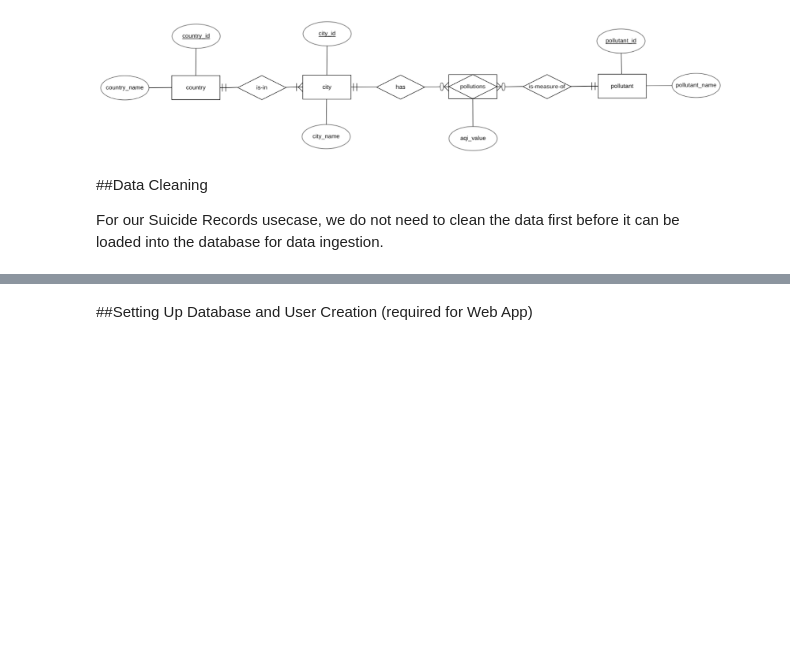
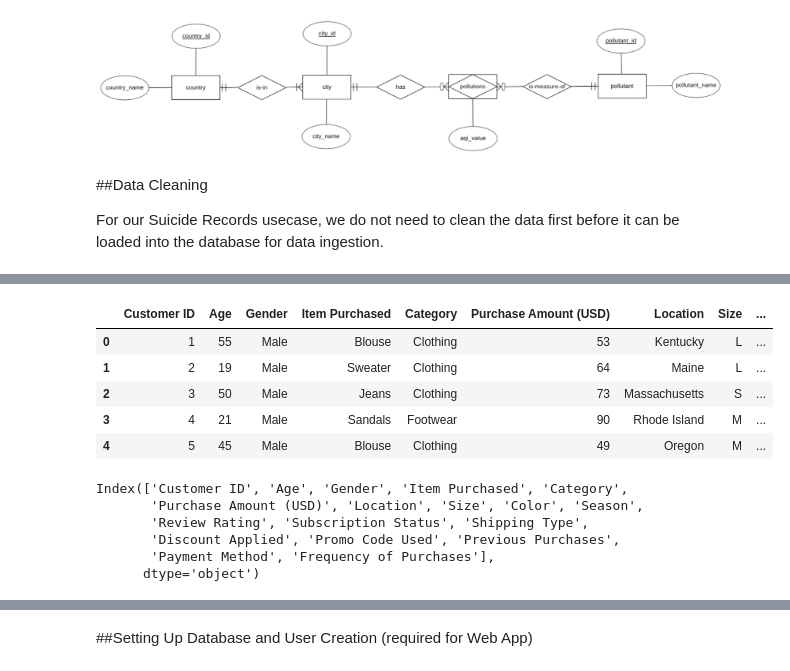
Before and after one commit to JerielChng/db-midterms, a Jupyter notebook: Global Air Quality - Ingestion using SQL.ipynb, the cells around one changed output, grey strips where cells are left out. Cells and saved outputs as stored; diff of their text form; code cells hidden in the pictures; blank space fills up the shorter version.

```diff
--- a/Global Air Quality - Ingestion using SQL.ipynb
+++ b/Global Air Quality - Ingestion using SQL.ipynb
@@ -144,0 +160,13 @@ gdown.download(FILE_PATH, SRC_FILE_PATH, quiet=True)
+# %%
+# set download path for our data file
+# URL for our dataset, suicide-records.csv
+URL = "https://drive.google.com/file/d/1nSojjp_XQy3bCmN0J3F6902tC-_V3eIb/view?usp=sharing"
+FILE_PATH = "https://drive.google.com/uc?export=download&id=" + URL.split("/")[-2]
+
+# set upload path for suicide-records.csv
+os.environ["SRC_FILE_NAME"] = "customer_details.csv"
+SRC_FILE_PATH3 = os.getenv("GD_DATA_PATH") + "/" + os.getenv("SRC_FILE_NAME")
+
+# download and upload the csv data to GDRIVE and place inside GD_PROJECT_HOME/data folder.
+# in case of Suicide Records, it will be at databases/suicides/data
+gdown.download(FILE_PATH, SRC_FILE_PATH3, quiet=True)
@@ -234,0 +279,22 @@ Index(['Country', 'City', 'AQI Value', 'CO AQI Value', 'Ozone AQI Value',
+# %%
+import pandas as pd
+pd.options.mode.chained_assignment = None
+
+df3 = pd.read_csv(SRC_FILE_PATH3)
+df3.head()
+# %% [output]
+|  | Customer ID | Age | Gender | Item Purchased | Category | Purchase Amount (USD) | Location | Size | ... |
+| 0 | 1 | 55 | Male | Blouse | Clothing | 53 | Kentucky | L | ... |
+| 1 | 2 | 19 | Male | Sweater | Clothing | 64 | Maine | L | ... |
+| 2 | 3 | 50 | Male | Jeans | Clothing | 73 | Massachusetts | S | ... |
+| 3 | 4 | 21 | Male | Sandals | Footwear | 90 | Rhode Island | M | ... |
+| 4 | 5 | 45 | Male | Blouse | Clothing | 49 | Oregon | M | ... |
+# %%
+df3.columns
+# %% [output]
+Index(['Customer ID', 'Age', 'Gender', 'Item Purchased', 'Category',
+       'Purchase Amount (USD)', 'Location', 'Size', 'Color', 'Season',
+       'Review Rating', 'Subscription Status', 'Shipping Type',
+       'Discount Applied', 'Promo Code Used', 'Previous Purchases',
+       'Payment Method', 'Frequency of Purchases'],
+      dtype='object')
```
Also changed, not shown: parts of 9 cells of this notebook.
